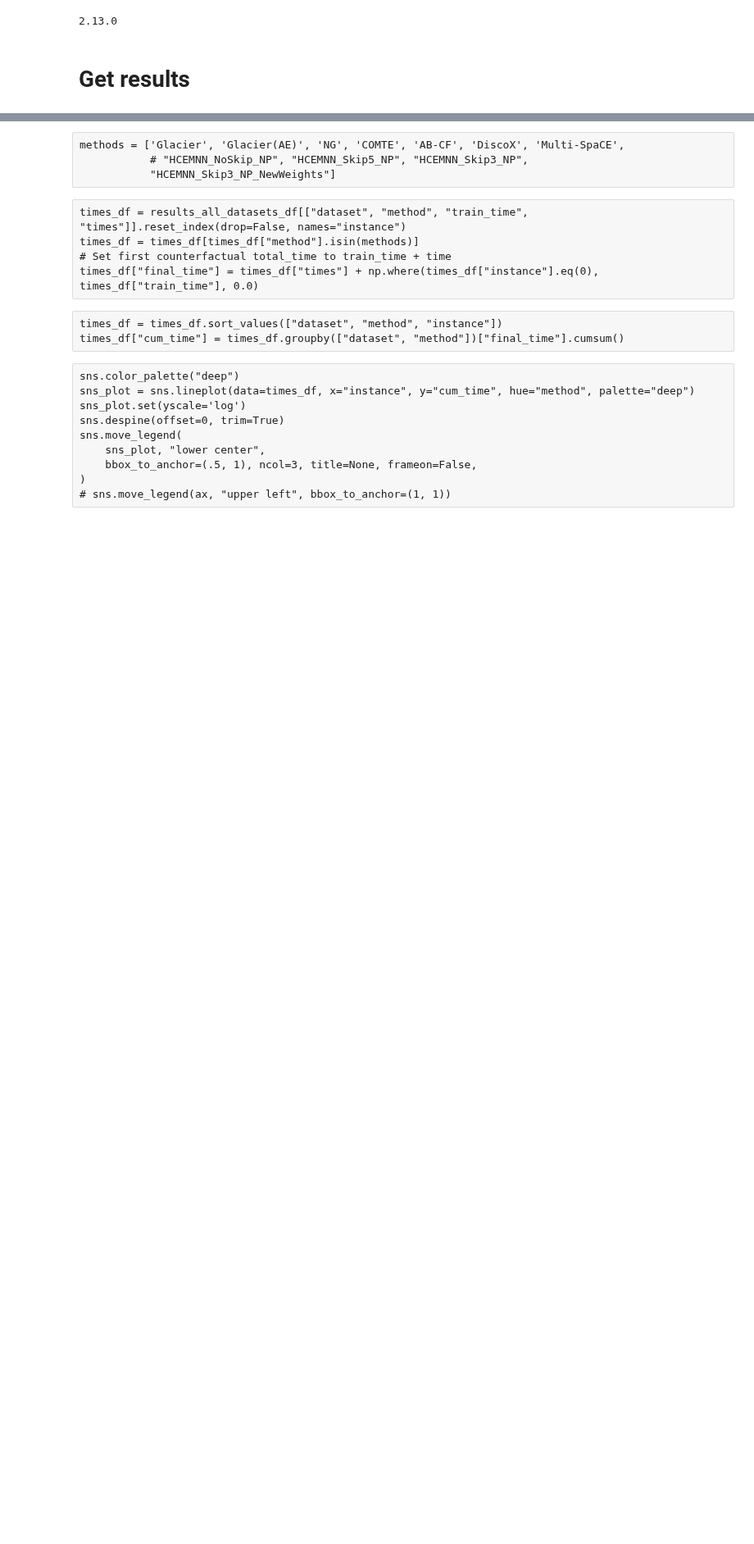
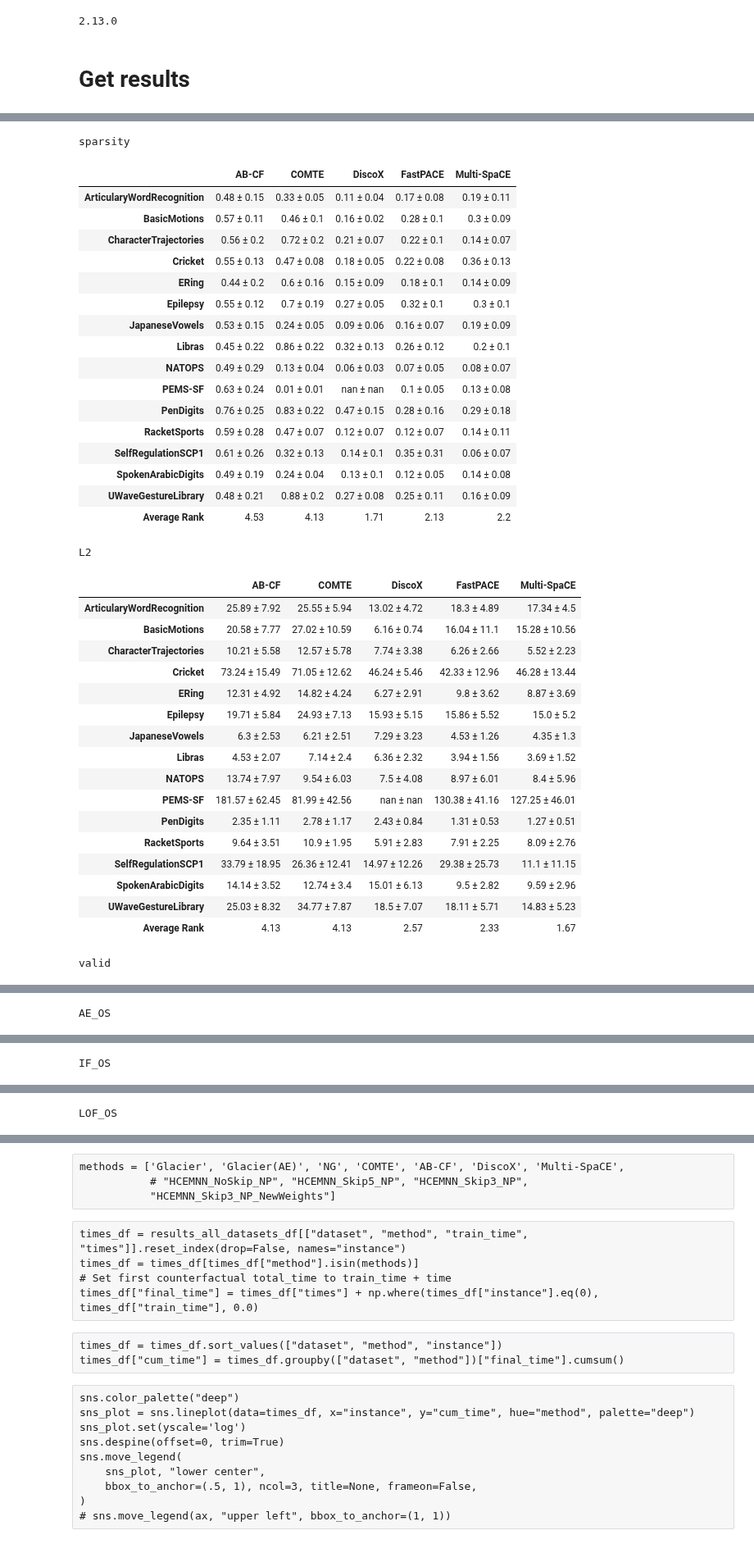
Before and after one commit to MarioRefoyo/FastPACE, a Jupyter notebook: experiments/evaluation/visualize_counterfactuals_mo_multivariate.ipynb, the cells around one changed output, grey strips where cells are left out. Shown at 82% size. Drawn from its saved outputs; the diff is of its cells as text; code cells hidden in the pictures; blank space fills up the shorter version.

```diff
--- a/experiments/evaluation/visualize_counterfactuals_mo_multivariate.ipynb
+++ b/experiments/evaluation/visualize_counterfactuals_mo_multivariate.ipynb
@@ -155,27 +258,76 @@ for metric in metrics:
 # %%
 pd.set_option('display.width', 500)
 metric_pivots_df = {}
 for metric in metrics:
     # Calculate metrics
-    metric_pivot_df = complete_results_df.pivot_table(
-        index='dataset',
-        columns=['method'],
-        values=[f"{metric}_mean"],
-        # aggfunc=lambda x: ''.join(x)
+    pivot_df = complete_results_df.pivot_table(
+        index="dataset",
+        columns="method",
+        values=[f"{metric}_mean", f"{metric}_std"],
+        aggfunc="mean",
     )
-    method_names = metric_pivot_df.columns.get_level_values(1)
-    metric_pivot_df.columns = method_names
+
+    # pivot columns look like: (metric_mean, method) and (metric_std, method)
+    mean_df = pivot_df[f"{metric}_mean"]
+    std_df  = pivot_df[f"{metric}_std"]
+
+    # ensure same column order
+    mean_df = mean_df.sort_index(axis=1)
+    std_df  = std_df.reindex(columns=mean_df.columns)
+
+    # format safely (elementwise)
+    metric_pivot_df = (
+        mean_df.round(3).astype(str) + " ± " + std_df.round(3).astype(str)
+    )
     metric_pivot_df.index.name = None
     metric_pivot_df.columns.name = None
 
     # Calculate average rankings
-    ranked_pivot_df = ranked_data.pivot_table(
+    ranked_pivot_df = ranked_data.round(2).pivot_table(
         index='dataset',
         columns=['method'],
         values=[f"{metric}_rank"],
     )
-    metric_pivot_df.loc["Average Rank"] = ranked_pivot_df.mean(axis=0).values
+    metric_pivot_df.loc["Average Rank"] = ranked_pivot_df.mean(axis=0).round(2).values
 
     print(metric)
     display(metric_pivot_df)
     metric_pivots_df[metric] = metric_pivot_df
+# %% [output]
+sparsity
+|  | AB-CF | COMTE | DiscoX | FastPACE | Multi-SpaCE |
+| ArticularyWordRecognition | 0.48 ± 0.15 | 0.33 ± 0.05 | 0.11 ± 0.04 | 0.17 ± 0.08 | 0.19 ± 0.11 |
+| BasicMotions | 0.57 ± 0.11 | 0.46 ± 0.1 | 0.16 ± 0.02 | 0.28 ± 0.1 | 0.3 ± 0.09 |
+| CharacterTrajectories | 0.56 ± 0.2 | 0.72 ± 0.2 | 0.21 ± 0.07 | 0.22 ± 0.1 | 0.14 ± 0.07 |
+| Cricket | 0.55 ± 0.13 | 0.47 ± 0.08 | 0.18 ± 0.05 | 0.22 ± 0.08 | 0.36 ± 0.13 |
+| ERing | 0.44 ± 0.2 | 0.6 ± 0.16 | 0.15 ± 0.09 | 0.18 ± 0.1 | 0.14 ± 0.09 |
+| Epilepsy | 0.55 ± 0.12 | 0.7 ± 0.19 | 0.27 ± 0.05 | 0.32 ± 0.1 | 0.3 ± 0.1 |
+| JapaneseVowels | 0.53 ± 0.15 | 0.24 ± 0.05 | 0.09 ± 0.06 | 0.16 ± 0.07 | 0.19 ± 0.09 |
+| Libras | 0.45 ± 0.22 | 0.86 ± 0.22 | 0.32 ± 0.13 | 0.26 ± 0.12 | 0.2 ± 0.1 |
+| NATOPS | 0.49 ± 0.29 | 0.13 ± 0.04 | 0.06 ± 0.03 | 0.07 ± 0.05 | 0.08 ± 0.07 |
+| PEMS-SF | 0.63 ± 0.24 | 0.01 ± 0.01 | nan ± nan | 0.1 ± 0.05 | 0.13 ± 0.08 |
+| PenDigits | 0.76 ± 0.25 | 0.83 ± 0.22 | 0.47 ± 0.15 | 0.28 ± 0.16 | 0.29 ± 0.18 |
+| RacketSports | 0.59 ± 0.28 | 0.47 ± 0.07 | 0.12 ± 0.07 | 0.12 ± 0.07 | 0.14 ± 0.11 |
+| SelfRegulationSCP1 | 0.61 ± 0.26 | 0.32 ± 0.13 | 0.14 ± 0.1 | 0.35 ± 0.31 | 0.06 ± 0.07 |
+| SpokenArabicDigits | 0.49 ± 0.19 | 0.24 ± 0.04 | 0.13 ± 0.1 | 0.12 ± 0.05 | 0.14 ± 0.08 |
+| UWaveGestureLibrary | 0.48 ± 0.21 | 0.88 ± 0.2 | 0.27 ± 0.08 | 0.25 ± 0.11 | 0.16 ± 0.09 |
+| Average Rank | 4.53 | 4.13 | 1.71 | 2.13 | 2.2 |
+L2
+|  | AB-CF | COMTE | DiscoX | FastPACE | Multi-SpaCE |
+| ArticularyWordRecognition | 25.89 ± 7.92 | 25.55 ± 5.94 | 13.02 ± 4.72 | 18.3 ± 4.89 | 17.34 ± 4.5 |
+| BasicMotions | 20.58 ± 7.77 | 27.02 ± 10.59 | 6.16 ± 0.74 | 16.04 ± 11.1 | 15.28 ± 10.56 |
+| CharacterTrajectories | 10.21 ± 5.58 | 12.57 ± 5.78 | 7.74 ± 3.38 | 6.26 ± 2.66 | 5.52 ± 2.23 |
+| Cricket | 73.24 ± 15.49 | 71.05 ± 12.62 | 46.24 ± 5.46 | 42.33 ± 12.96 | 46.28 ± 13.44 |
+| ERing | 12.31 ± 4.92 | 14.82 ± 4.24 | 6.27 ± 2.91 | 9.8 ± 3.62 | 8.87 ± 3.69 |
+| Epilepsy | 19.71 ± 5.84 | 24.93 ± 7.13 | 15.93 ± 5.15 | 15.86 ± 5.52 | 15.0 ± 5.2 |
+| JapaneseVowels | 6.3 ± 2.53 | 6.21 ± 2.51 | 7.29 ± 3.23 | 4.53 ± 1.26 | 4.35 ± 1.3 |
+| Libras | 4.53 ± 2.07 | 7.14 ± 2.4 | 6.36 ± 2.32 | 3.94 ± 1.56 | 3.69 ± 1.52 |
+| NATOPS | 13.74 ± 7.97 | 9.54 ± 6.03 | 7.5 ± 4.08 | 8.97 ± 6.01 | 8.4 ± 5.96 |
+| PEMS-SF | 181.57 ± 62.45 | 81.99 ± 42.56 | nan ± nan | 130.38 ± 41.16 | 127.25 ± 46.01 |
+| PenDigits | 2.35 ± 1.11 | 2.78 ± 1.17 | 2.43 ± 0.84 | 1.31 ± 0.53 | 1.27 ± 0.51 |
+| RacketSports | 9.64 ± 3.51 | 10.9 ± 1.95 | 5.91 ± 2.83 | 7.91 ± 2.25 | 8.09 ± 2.76 |
+| SelfRegulationSCP1 | 33.79 ± 18.95 | 26.36 ± 12.41 | 14.97 ± 12.26 | 29.38 ± 25.73 | 11.1 ± 11.15 |
+| SpokenArabicDigits | 14.14 ± 3.52 | 12.74 ± 3.4 | 15.01 ± 6.13 | 9.5 ± 2.82 | 9.59 ± 2.96 |
+| UWaveGestureLibrary | 25.03 ± 8.32 | 34.77 ± 7.87 | 18.5 ± 7.07 | 18.11 ± 5.71 | 14.83 ± 5.23 |
+| Average Rank | 4.13 | 4.13 | 2.57 | 2.33 | 1.67 |
+valid
@@ -181,0 +351 @@ for metric in metrics:
+AE_OS
@@ -181,0 +369 @@ for metric in metrics:
+IF_OS
@@ -181,0 +387 @@ for metric in metrics:
+LOF_OS
```
Also changed, not shown: parts of 21 cells of this notebook, 39 other files.
